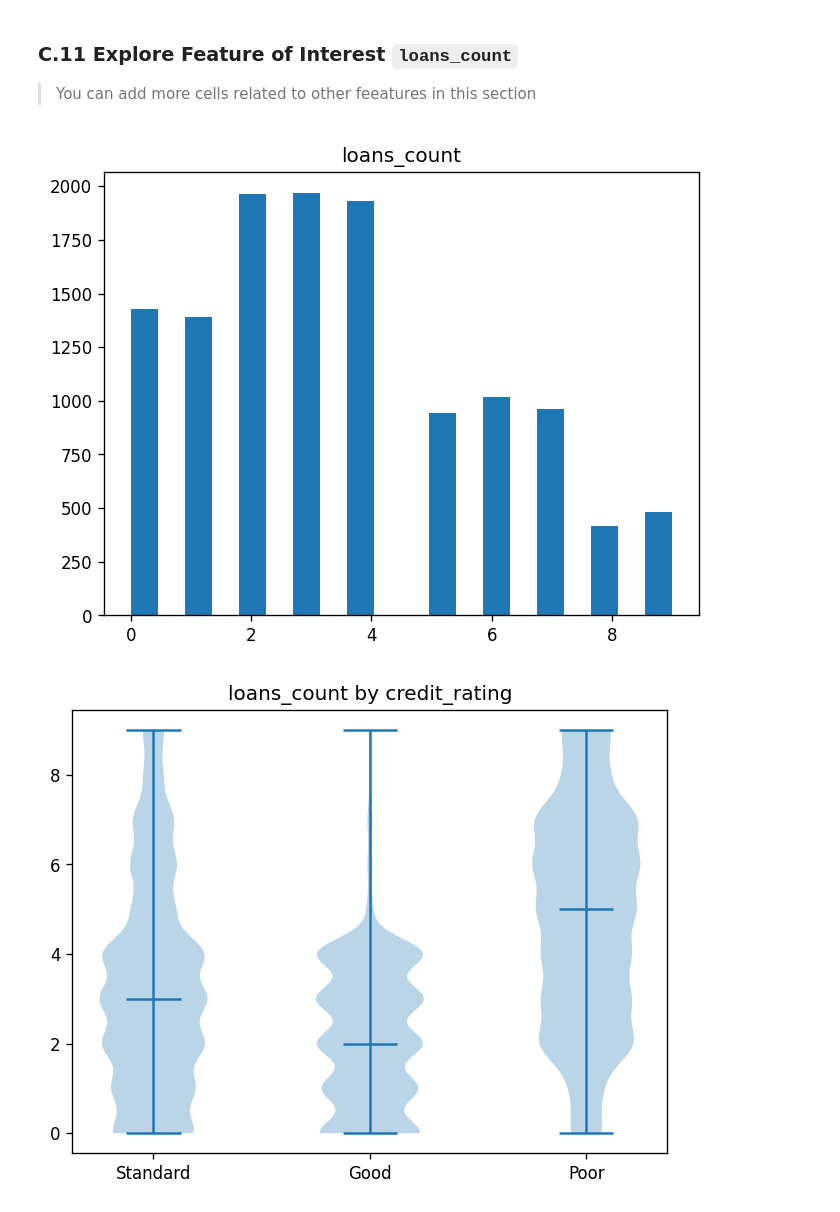
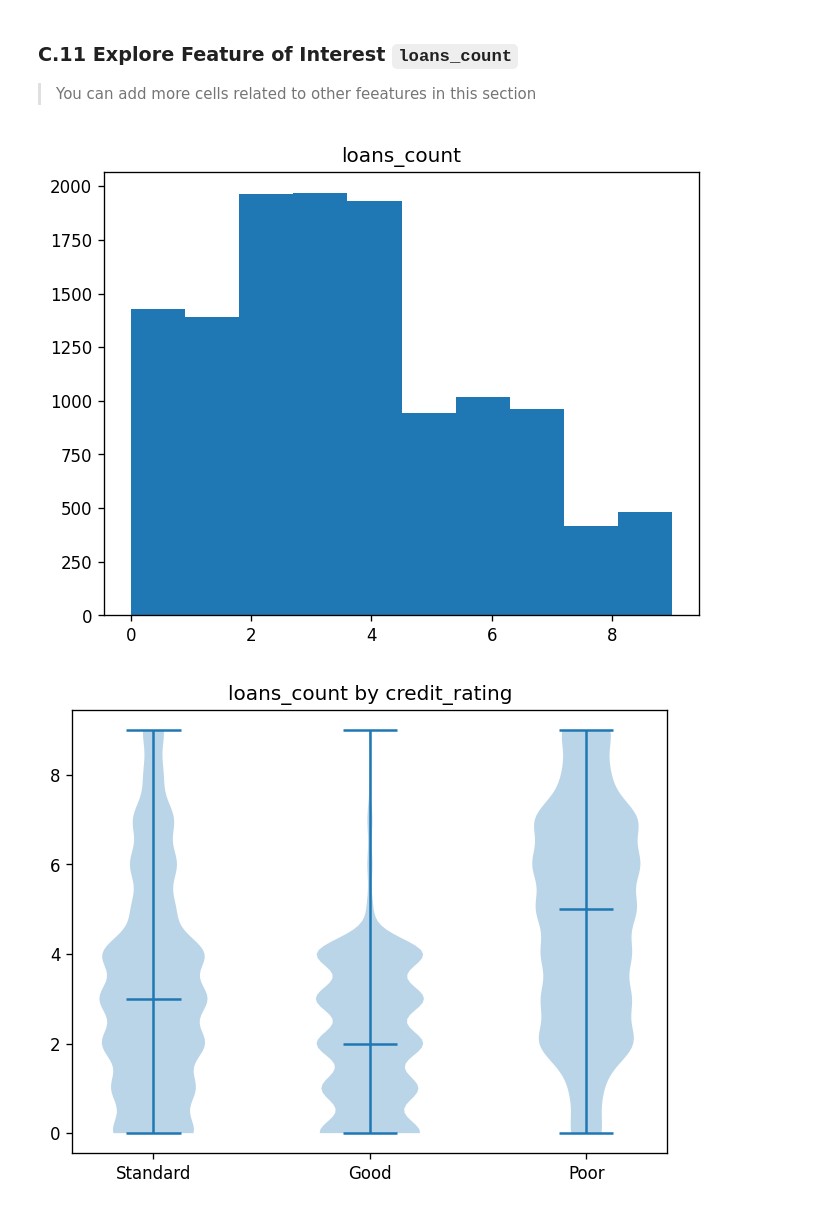
Before and after one commit to Rainbow6174/ClassificationModels-CreditRatingClassification-36106-AT2, a Jupyter notebook: 36106-25SP-AT2-25948860-EDA.ipynb, the cells around one changed output. Drawn from its saved outputs; the diff is of its cells as text; code cells hidden in the pictures.

```diff
--- a/36106-25SP-AT2-student_id-a-EDA.ipynb
+++ b/36106-25SP-AT2-25948860-EDA.ipynb
@@ -307,16 +375,0 @@ feat = "avg_days_past_due"
-# %%
-# Student Note: 这里需要做
-# 清洗 / Cleaning: 负值截断为0，并派生提前还款标识
-df = df.copy()
-df["avg_days_past_due_fixed"] = df["avg_days_past_due"].clip(lower=0)  # 负值→0 / negatives -> 0
-df["is_early_payment"] = (df["avg_days_past_due"] < 0).astype(int)     # 是否出现提前还款标记 / early payment flag
-
-# 整体直方图（原始&修正）/ Overall hist (raw & fixed)
-plot_hist(df["avg_days_past_due"], "avg_days_past_due (raw)", bins=30, use_log1p=False)
-plot_hist(df["avg_days_past_due_fixed"], "avg_days_past_due_fixed", bins=30, use_log1p=False)
-
-# 分组分布（小提琴）/ Grouped violin
-plot_group_violin(df, "avg_days_past_due_fixed", target_name, "avg_days_past_due_fixed by credit_rating")
-
-# 提前还款占比 × 目标 / Early payment rate by target
-plot_categorical_by_target(df, "is_early_payment", target_name, title="is_early_payment vs credit_rating")
@@ -674,18 +778,18 @@ feat = "loans_count"
 # %%
-# 分布 + 分箱 / Distribution + binning
-plt.figure(); plt.hist(df[feat].dropna(), bins=20); plt.title(feat); plt.show()
-
+# Distribution
+plt.figure(); plt.hist(df[feat].dropna(), bins=10); plt.title(feat); plt.show()
+# Violin
 groups = [df.loc[df["credit_rating"]==c, feat].dropna().values for c in df["credit_rating"].unique()]
 plt.figure(); plt.violinplot(groups, showmedians=True); plt.xticks(range(1,len(groups)+1), df["credit_rating"].unique()); plt.title(feat+" by credit_rating"); plt.show()
-
+# Binning
 bins = [-np.inf,0,2,5,np.inf]; labels = ["0","1-2","3-5","6+"]
 df["loans_count_bin"] = pd.cut(df[feat], bins=bins, labels=labels)
 ct = pd.crosstab(df["loans_count_bin"], df["credit_rating"], normalize="index")
 plt.figure(); bottom = np.zeros(len(ct))
 for cls in ct.columns: plt.bar(range(len(ct)), ct[cls].values, bottom=bottom, label=cls); bottom += ct[cls].values
 plt.xticks(range(len(ct)), ct.index); plt.ylabel("Proportion"); plt.title("loans_count bins vs credit_rating"); plt.legend(); plt.show()
 # %% [output]
-[figure, old version]
+[figure, new version]
 [figure]
 [figure]
 # %%
```
Also changed, not shown: parts of 56 cells of this notebook, 19 other files.
